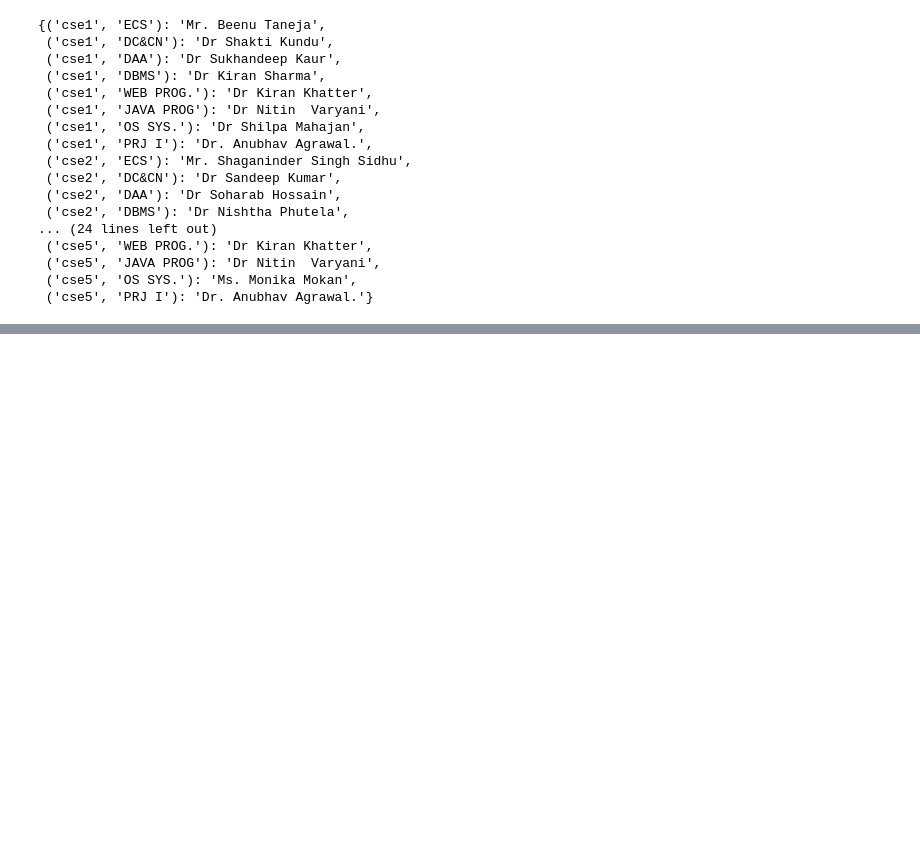
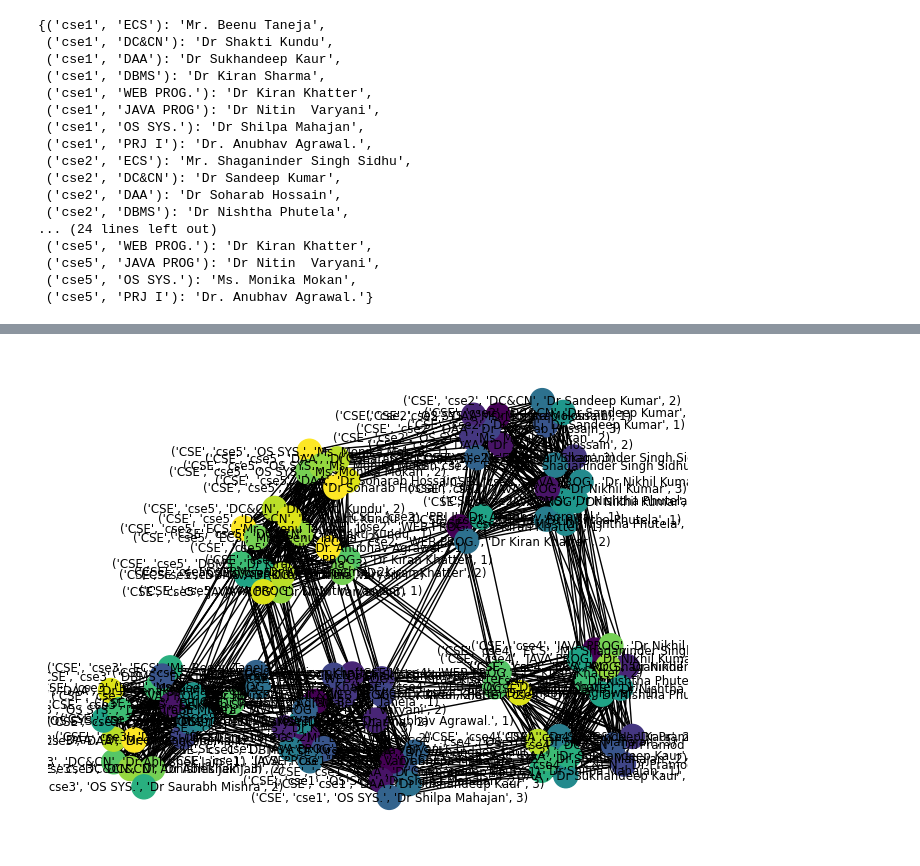
Before and after one commit to vidhikamangla/TimeTable_generator_using_Graph_Coloring, a Jupyter notebook: Timetable_gen.ipynb, the cells around one changed output, grey strips where cells are left out. Saved outputs shown, nothing was run; the diff lists cells and outputs as text; code cells hidden in the pictures; blank space fills up the shorter version.

```diff
--- a/Timetable_gen.ipynb
+++ b/Timetable_gen.ipynb
@@ -125,3 +125,11 @@ section_course_teacher
  ('cse5', 'JAVA PROG'): 'Dr Nitin  Varyani',
  ('cse5', 'OS SYS.'): 'Ms. Monika Mokan',
  ('cse5', 'PRJ I'): 'Dr. Anubhav Agrawal.'}
+# %%
+assignments = []  # (dept, section, course, teacher, instance_index)
+for sec in sections:
+    for course in course_codes:
+        credits = course_info[course]['credits']
+        teacher = section_course_teacher[(sec, course)]
+        for inst in range(1,credits+1):
+            assignments.append(('CSE', sec, course, teacher, inst))
@@ -127,0 +156,24 @@ section_course_teacher
+# %%
+#building the conflict graph
+G = nx.Graph()
+
+# adding one one node for each assignment
+for n in assignments:
+    G.add_node(n)
+
+for i, n1 in enumerate(assignments):
+    for j in range(i + 1, len(assignments)):
+        n2 = assignments[j]
+        #skipping same instance of the same class
+        if n1[1] == n2[1] and n1[2] == n2[2] and n1[4] == n2[4]:
+            continue
+        #as one section can't have different classes simultaneously
+        if n1[1] == n2[1]:
+            G.add_edge(n1, n2)
+        #one teacher cannot be teaching two classes simultaneously
+        if n1[3] == n2[3]:
+            G.add_edge(n1, n2)
+# %%
+# coloring the graph
+# by assigning unique colors to n=unique timeslots
+coloring = nx.coloring.greedy_color(G, strategy='largest_first')
@@ -127,0 +202,7 @@ section_course_teacher
+# %%
+#drawing the graph
+pos = nx.spring_layout(G)
+nx.draw(G, pos, with_labels=True, node_color=list(coloring.values()), cmap=plt.cm.viridis, font_color='black',font_size=8.5)
+plt.show()
+# %% [output]
+[figure, added]
```
Also changed, not shown: parts of 2 cells of this notebook.
